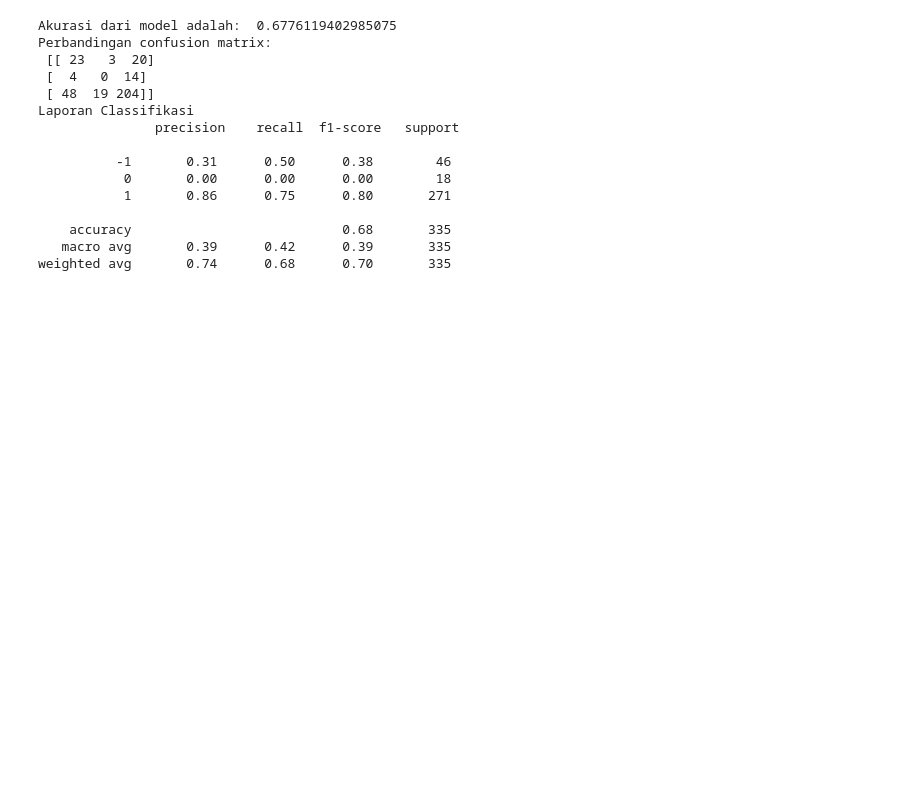
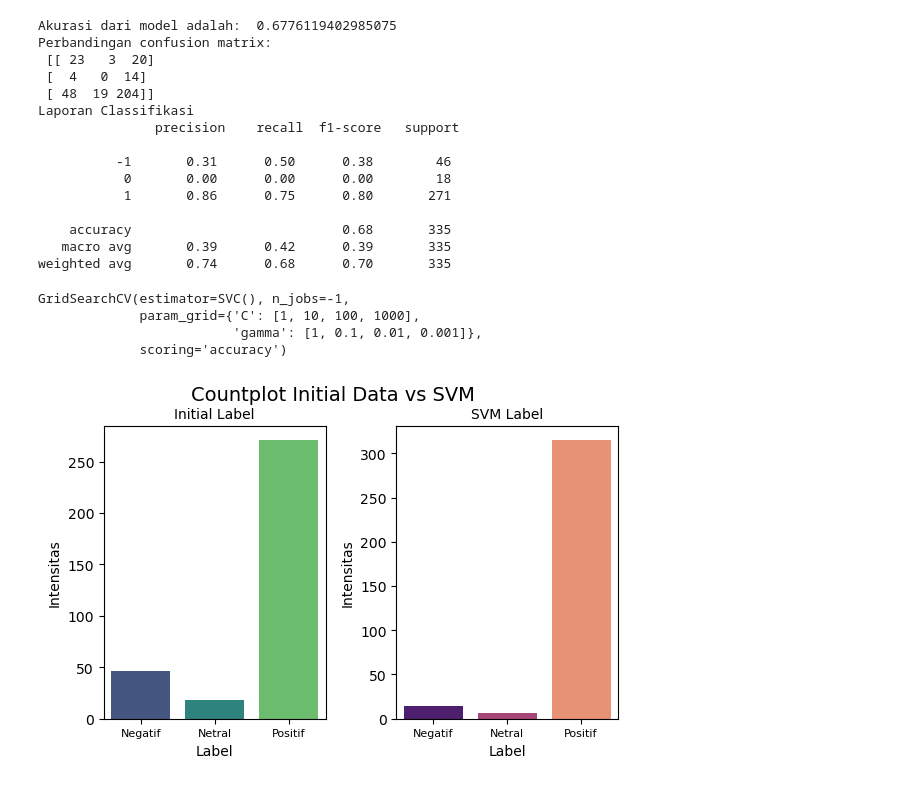
Before and after one commit to alchemista27/svm_vs_naive_bayes, a Jupyter notebook: naive_bayes_analysis_and_svm_in_one_file.ipynb, the cells around one changed output. Drawn from its saved outputs; the diff is of its cells as text; code cells hidden in the pictures; blank space fills up the shorter version.

```diff
--- a/naive_bayes_analysis.ipynb
+++ b/naive_bayes_analysis_and_svm_in_one_file.ipynb
@@ -312,0 +317,48 @@ tfidf_vector.to_csv('tfidf_vector_turbo_vpn_review.csv', index=False)
+# %%
+# Preparing the model
+model = SVC()
+
+param_grid = {'C':[1, 10, 100, 1000],
+              'gamma':[1, 0.1, 0.01, 0.001]}
+# %%
+# Doing cross validation
+grid = GridSearchCV(estimator=model,
+                    param_grid=param_grid,
+                    scoring='accuracy',
+                    n_jobs=-1)
+
+grid.fit(X_train, y_train)
+# %% [output]
+GridSearchCV(estimator=SVC(), n_jobs=-1,
+             param_grid={'C': [1, 10, 100, 1000],
+                         'gamma': [1, 0.1, 0.01, 0.001]},
+             scoring='accuracy')
+# %%
+# Selecting the best model
+best_parameter = grid.best_params_
+best_model = grid.best_estimator_
+
+# Making prediction
+y_pred = best_model.predict(X_test)
+# %%
+# making comparison
+comp = pd.DataFrame({'initial_label':y_test, 'predicted':y_pred})
+# %%
+# Visualizing data
+fig, ax = plt.subplots(1,2, figsize=(6,4))
+
+sns.countplot(data=comp, x='initial_label', ax=ax[0], palette='viridis')
+sns.countplot(data=comp, x='predicted', ax=ax[1], palette='magma')
+fig.suptitle('Countplot Initial Data vs SVM', fontsize=14)
+fig.tight_layout()
+ax[0].set_title('Initial Label', fontsize=10)
+ax[0].set_xlabel('Label', fontsize=10)
+ax[0].set_ylabel('Intensitas', fontsize=10)
+ax[0].set_xticklabels(['Negatif', 'Netral', 'Positif'], fontsize=8)
+ax[1].set_title('SVM Label', fontsize=10)
+ax[1].set_xlabel('Label', fontsize=10)
+ax[1].set_ylabel('Intensitas', fontsize=10)
+ax[1].set_xticklabels(['Negatif', 'Netral', 'Positif'], fontsize=8)
+plt.show()
+# %% [output]
+[figure, added]
```
Also changed, not shown: parts of 2 cells of this notebook.
